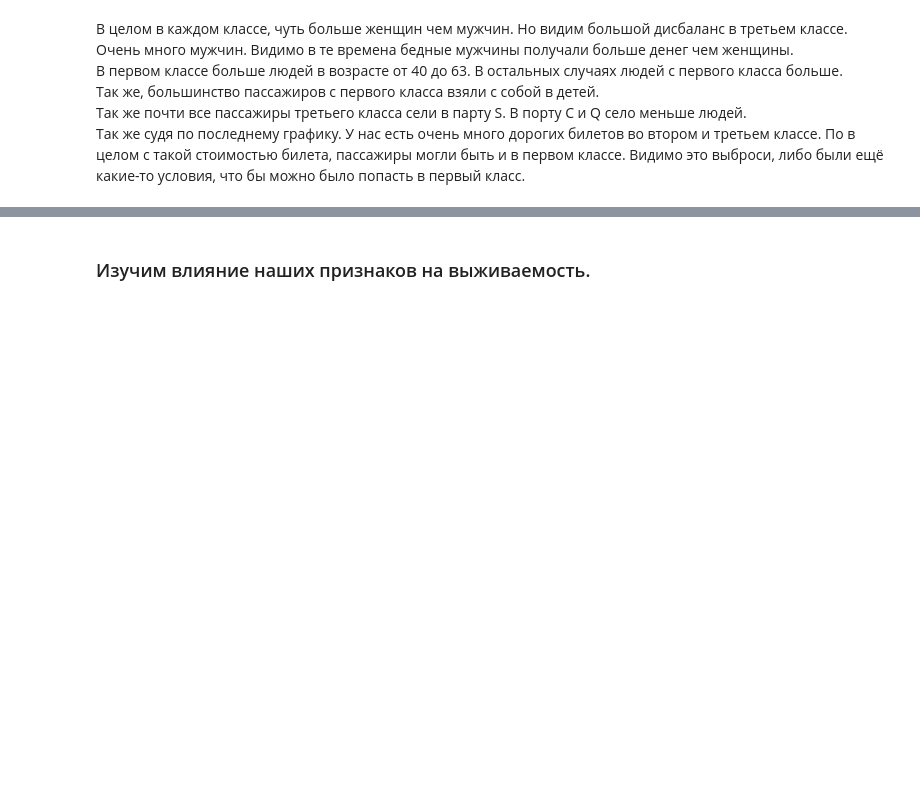
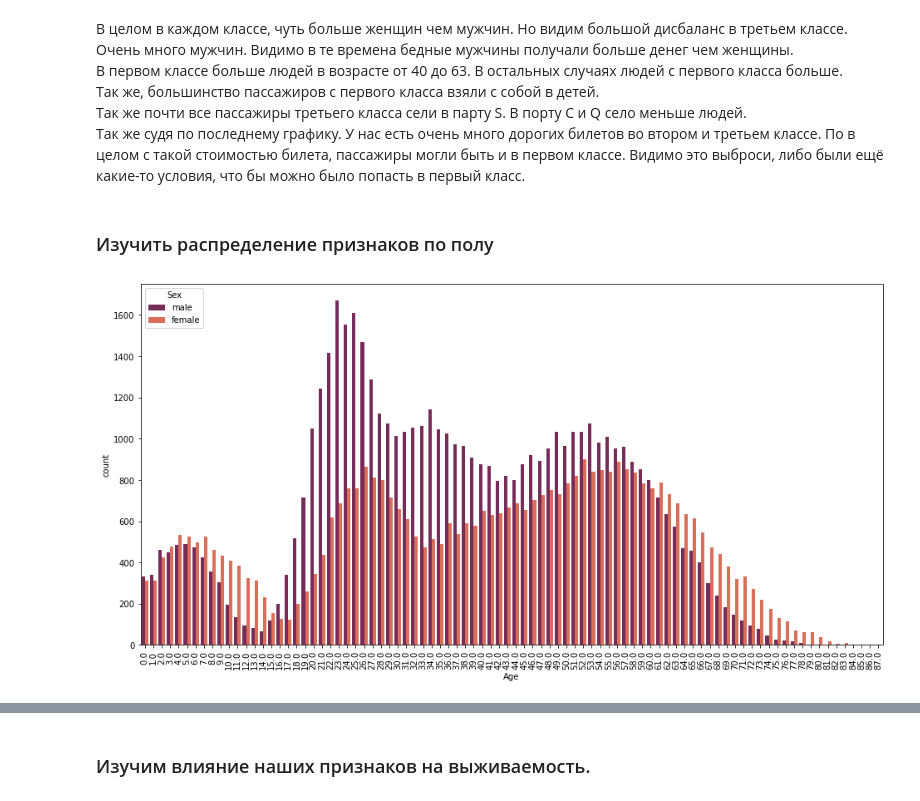
Before and after one commit to ZhdanovichVlad/RS_school_1, a Jupyter notebook: 2_EDA/Untitled.ipynb, the cells around one changed output, grey strips where cells are left out. Drawn from its saved outputs; the diff is of its cells as text; code cells hidden in the pictures; blank space fills up the shorter version.

```diff
--- a/2_EDA/Untitled.ipynb
+++ b/2_EDA/Untitled.ipynb
@@ -395,3 +498,11 @@ sns.boxplot(x='Pclass', y='Fare',  data=df, palette="rocket")
 Так же, большинство пассажиров с первого класса взяли с собой в детей.
 Так же почти все пассажиры третьего класса сели в парту S. В порту С и Q село меньше людей.
 Так же судя по последнему графику. У нас есть очень много дорогих билетов во втором и третьем классе. По в целом с такой стоимостью билета, пассажиры могли быть и в первом классе. Видимо это выброси, либо были ещё какие-то условия, что бы можно было попасть в первый класс.
+# %% [markdown]
+### Изучить распределение признаков по полу
+# %%
+plt.figure(figsize=(16, 8))
+ax = sns.countplot(x='Age', hue='Sex',  data=df, palette="rocket")
+ax.tick_params(axis='x', labelrotation=90)
+# %% [output]
+[figure, added]
```
Also changed, not shown: parts of 37 cells of this notebook.
